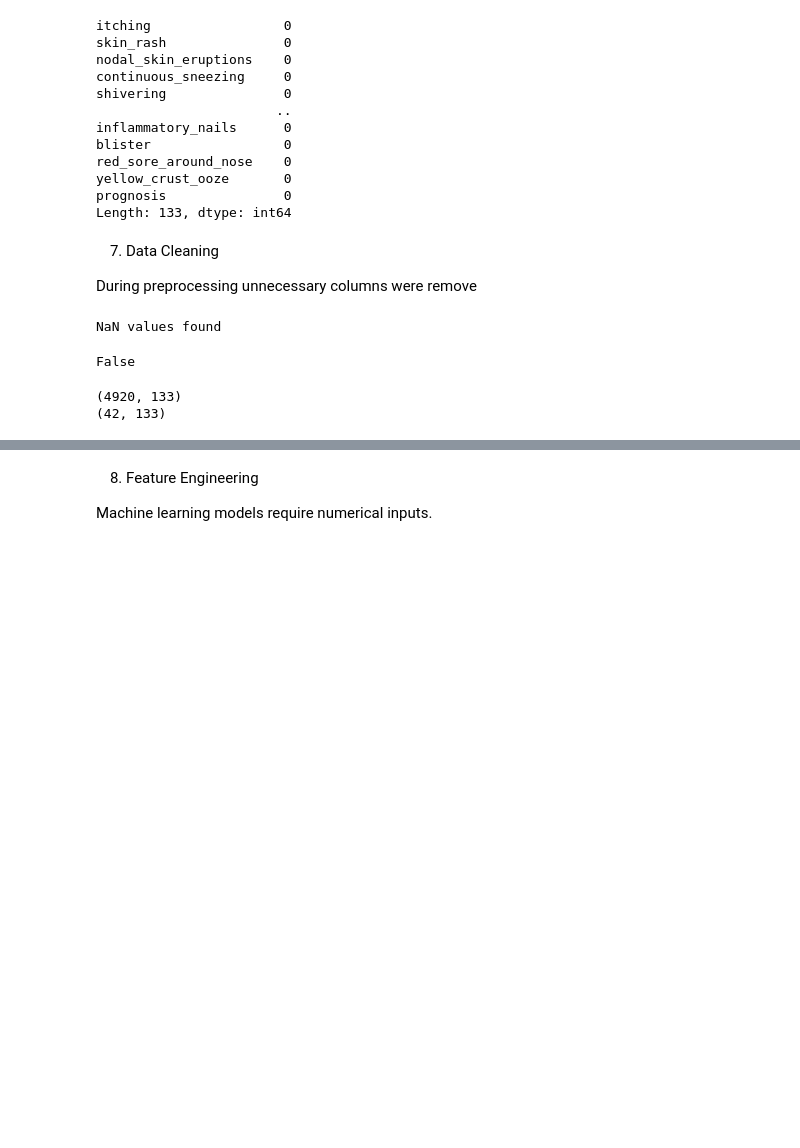
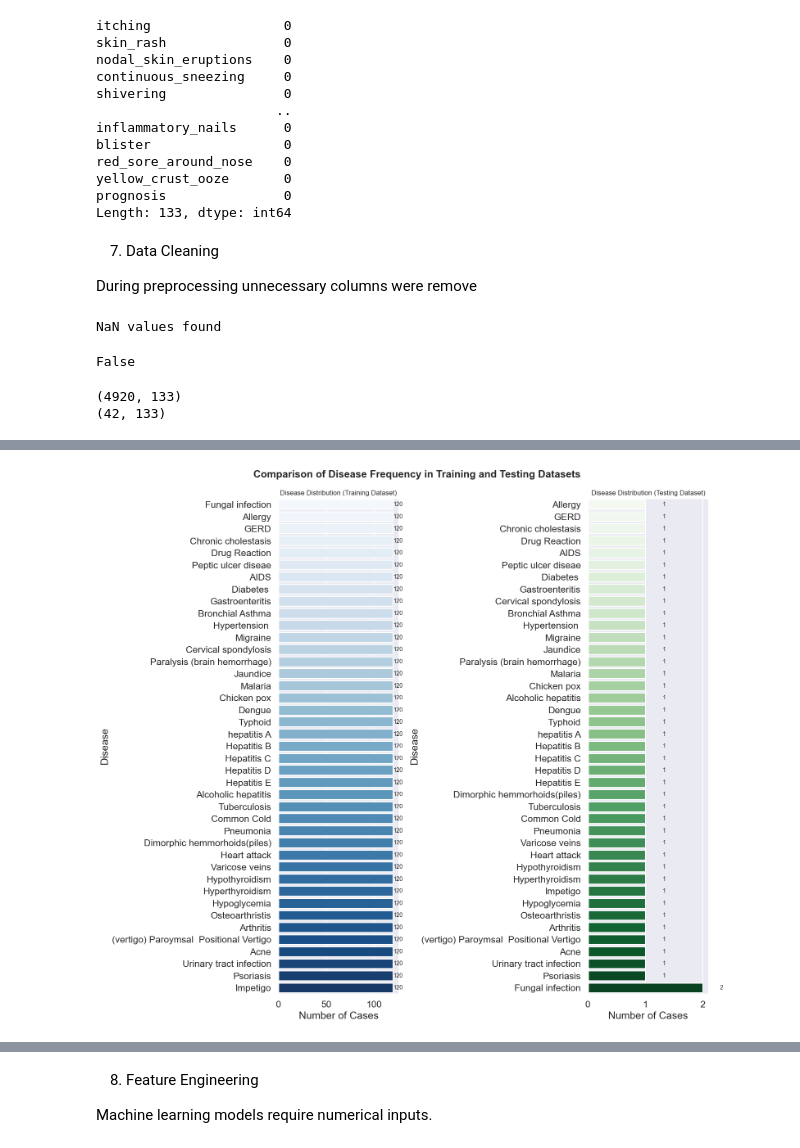
Before and after one commit to deeqa-s/Disease_Prediction_With_ML, a Jupyter notebook: notebooks/DiseasePredection.ipynb, the cells around one changed output, grey strips where cells are left out. Saved outputs shown, nothing was run; the diff lists cells and outputs as text; code cells hidden in the pictures; blank space fills up the shorter version.

```diff
--- a/notebooks/DiseasePredection.ipynb
+++ b/notebooks/DiseasePredection.ipynb
@@ -80,3 +69,6 @@ test_df = pd.read_csv(r"C:\Users\amena\DSI\Disease_Prediction_With_ML\data\Testi
+# %%
+train_df = pd.read_csv("../data/raw/Training.csv")
+test_df = pd.read_csv("../data/raw/Testing.csv")
 # %% [markdown]
 The training dataset is used to train the models, while the testing dataset evaluates model performance.
 # %% [markdown]
@@ -334,0 +235,53 @@ plt.show()
+# %%
+sns.set_theme(style="darkgrid", context="talk")
+
+# Compute disease counts
+train_counts = train_df["prognosis"].value_counts().sort_values()
+test_counts = test_df["prognosis"].value_counts().sort_values()
+
+# Create figure
+fig, axes = plt.subplots(1, 2, figsize=(16,14))
+
+# Training dataset visualization
+sns.barplot(
+    x=train_counts.values,
+    y=train_counts.index,
+    palette="Blues",
+    ax=axes[0]
+)
+
+axes[0].set_title("Disease Distribution (Training Dataset)", fontsize=12)
+axes[0].set_xlabel("Number of Cases")
+axes[0].set_ylabel("Disease")
+
+# Annotate values
+for i, value in enumerate(train_counts.values):
+    axes[0].text(value + 0.3, i, f"{value}", va="center", fontsize=10)
+
+# Testing dataset visualization
+sns.barplot(
+    x=test_counts.values,
+    y=test_counts.index,
+    palette="Greens",
+    ax=axes[1]
+)
+
+axes[1].set_title("Disease Distribution (Testing Dataset)", fontsize=12)
+axes[1].set_xlabel("Number of Cases")
+axes[1].set_ylabel("Disease")
+
+# Annotate values
+for i, value in enumerate(test_counts.values):
+    axes[1].text(value + 0.3, i, f"{value}", va="center", fontsize=10)
+
+# Global title
+fig.suptitle(
+    "Comparison of Disease Frequency in Training and Testing Datasets",
+    fontsize=18,
+    weight="bold"
+)
+
+plt.tight_layout()
+plt.show()
+# %% [output]
+[figure, added]
```
Also changed, not shown: parts of 31 cells of this notebook.
